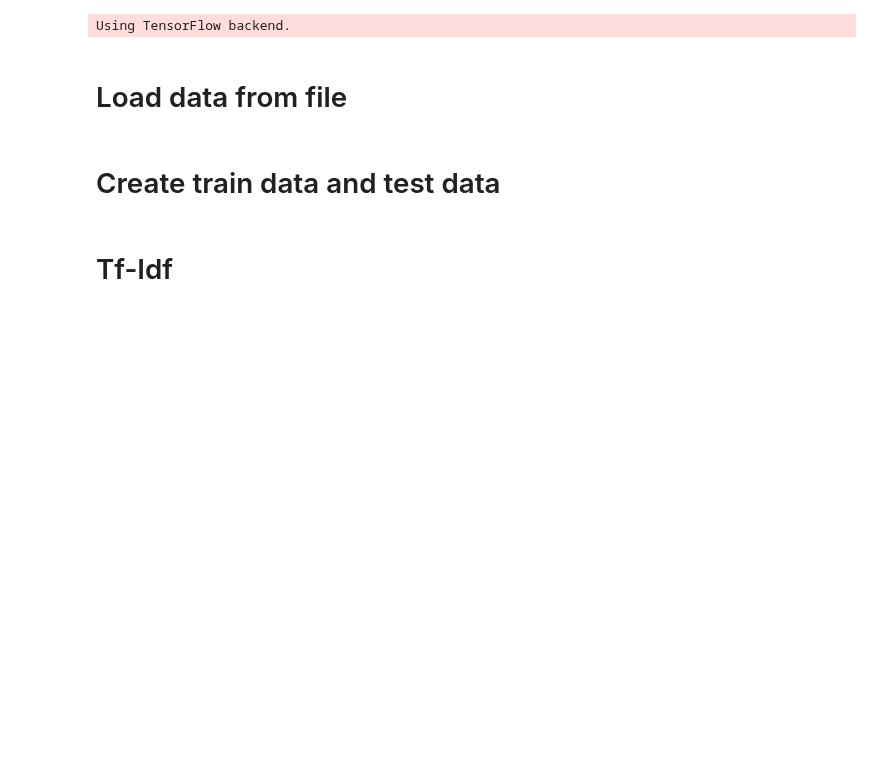
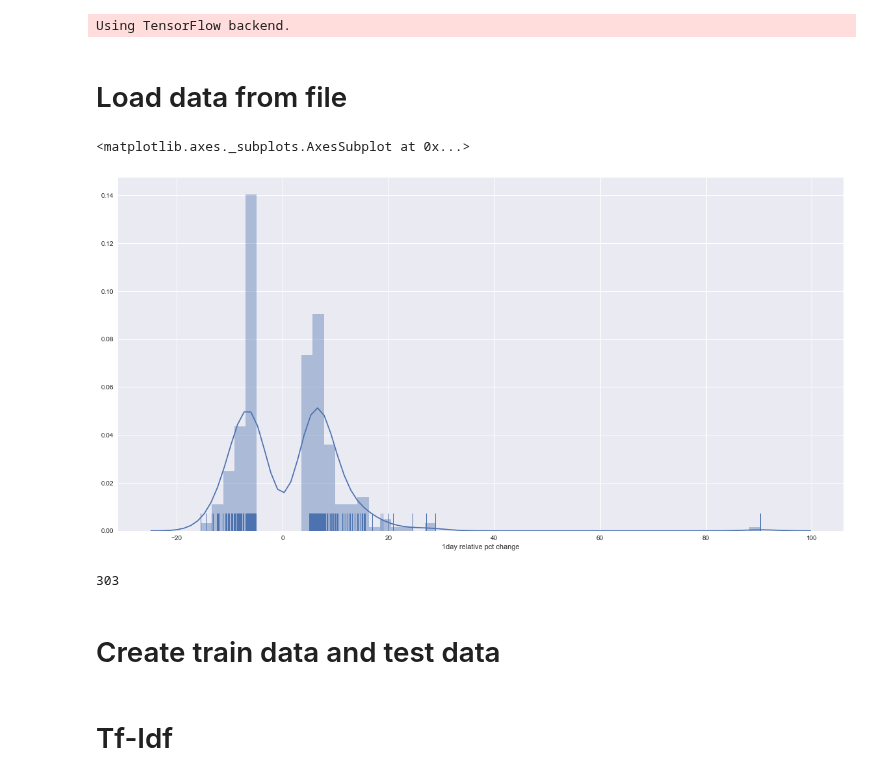
Before and after one commit to minimalgeek/Python, a Jupyter notebook: NLP/SeekingAlpha/SeekingAlpha sentiment analysis 2.4 - DNN 1day rel pct.ipynb, the cells around one changed output. Cells and saved outputs as stored; diff of their text form; code cells hidden in the pictures; blank space fills up the shorter version.

```diff
--- a/NLP/SeekingAlpha/SeekingAlpha sentiment analysis 2.4 - DNN 1day rel pct.ipynb
+++ b/NLP/SeekingAlpha/SeekingAlpha sentiment analysis 2.4 - DNN 1day rel pct.ipynb
@@ -29,6 +29,18 @@ import seaborn as sns
 # Load data from file
 # %%
 merged_data = pd.read_pickle('merged_data_pct_change.pkl')
+# %%
+filtered_merged_data = merged_data[merged_data['1day relative pct change'].abs() > 5.]
+# %%
+plt.figure(figsize=(20,10))
+sns.distplot(filtered_merged_data['1day relative pct change'], bins=50, rug=True)
+# %% [output]
+<matplotlib.axes._subplots.AxesSubplot at 0x...>
+[figure, added]
+# %%
+len(filtered_merged_data)
+# %% [output]
+303
 # %% [markdown]
 # Create train data and test data
 # %%
```
Also changed, not shown: parts of 12 cells of this notebook, 8 other files.
